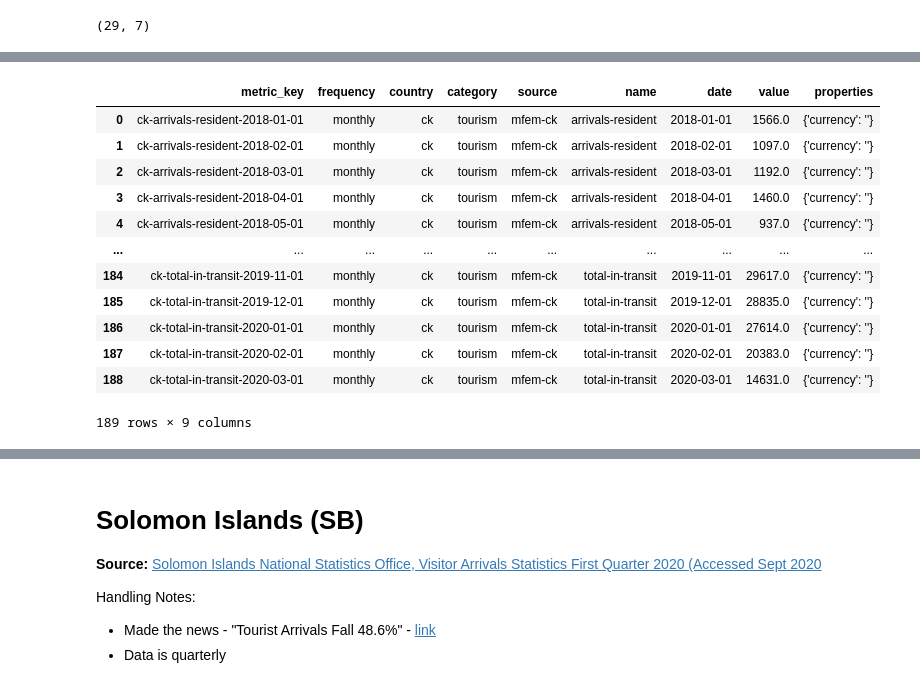
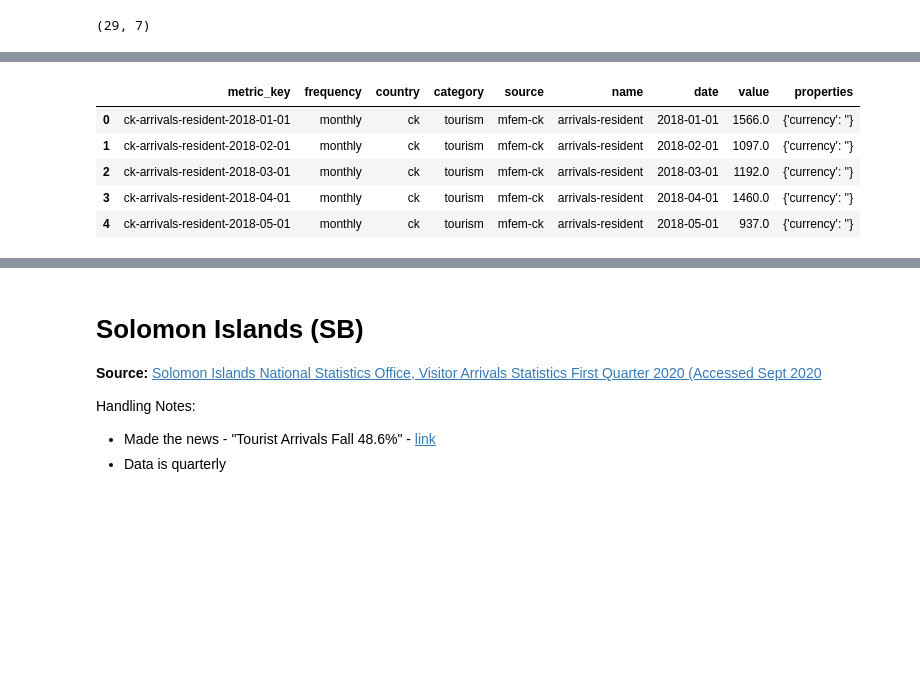
Before and after one commit to GeoffPidcock/ais-pacifimpact, a Jupyter notebook: notebooks/00--geoffpidcock--data-prep-visitors.ipynb, the cells around one changed output, grey strips where cells are left out. Saved outputs shown, nothing was run; the diff lists cells and outputs as text; code cells hidden in the pictures; blank space fills up the shorter version.

```diff
--- a/notebooks/00--geoffpidcock--data-prep-visitors.ipynb
+++ b/notebooks/00--geoffpidcock--data-prep-visitors.ipynb
@@ -339,28 +281,21 @@ ck_data_prep2 = ck_data_prep2.melt(id_vars = ['date']
 # %%
 # append with metadata
 properties = "{'currency': ''}"
 ck_data_prep2['properties'] = properties
 ck_data_prep2['frequency'] = 'monthly'
 ck_data_prep2['country'] = 'ck'
 ck_data_prep2['category'] = 'tourism'
 ck_data_prep2['source'] = 'mfem-ck'
 ck_data_prep2['metric_key'] = ck_data_prep2['country']+'-'+ck_data_prep2['name']+'-'+ck_data_prep2['date'].astype('str')
 ck_data_prep2 = ck_data_prep2[['metric_key','frequency','country','category','source','name','date','value','properties']]
-ck_data_prep2
+ck_data_prep2.head()
 # %% [output]
 |  | metric_key | frequency | country | category | source | name | date | value | properties |
 | 0 | ck-arrivals-resident-2018-01-01 | monthly | ck | tourism | mfem-ck | arrivals-resident | 2018-01-01 | 1566.0 | {'currency': ''} |
 | 1 | ck-arrivals-resident-2018-02-01 | monthly | ck | tourism | mfem-ck | arrivals-resident | 2018-02-01 | 1097.0 | {'currency': ''} |
 | 2 | ck-arrivals-resident-2018-03-01 | monthly | ck | tourism | mfem-ck | arrivals-resident | 2018-03-01 | 1192.0 | {'currency': ''} |
 | 3 | ck-arrivals-resident-2018-04-01 | monthly | ck | tourism | mfem-ck | arrivals-resident | 2018-04-01 | 1460.0 | {'currency': ''} |
 | 4 | ck-arrivals-resident-2018-05-01 | monthly | ck | tourism | mfem-ck | arrivals-resident | 2018-05-01 | 937.0 | {'currency': ''} |
-| ... | ... | ... | ... | ... | ... | ... | ... | ... | ... |
-| 184 | ck-total-in-transit-2019-11-01 | monthly | ck | tourism | mfem-ck | total-in-transit | 2019-11-01 | 29617.0 | {'currency': ''} |
-| 185 | ck-total-in-transit-2019-12-01 | monthly | ck | tourism | mfem-ck | total-in-transit | 2019-12-01 | 28835.0 | {'currency': ''} |
-| 186 | ck-total-in-transit-2020-01-01 | monthly | ck | tourism | mfem-ck | total-in-transit | 2020-01-01 | 27614.0 | {'currency': ''} |
-| 187 | ck-total-in-transit-2020-02-01 | monthly | ck | tourism | mfem-ck | total-in-transit | 2020-02-01 | 20383.0 | {'currency': ''} |
-| 188 | ck-total-in-transit-2020-03-01 | monthly | ck | tourism | mfem-ck | total-in-transit | 2020-03-01 | 14631.0 | {'currency': ''} |
-189 rows × 9 columns
 # %%
 # check and cast types
 ck_data_prep2.info()
```
Also changed, not shown: parts of 30 cells of this notebook.
